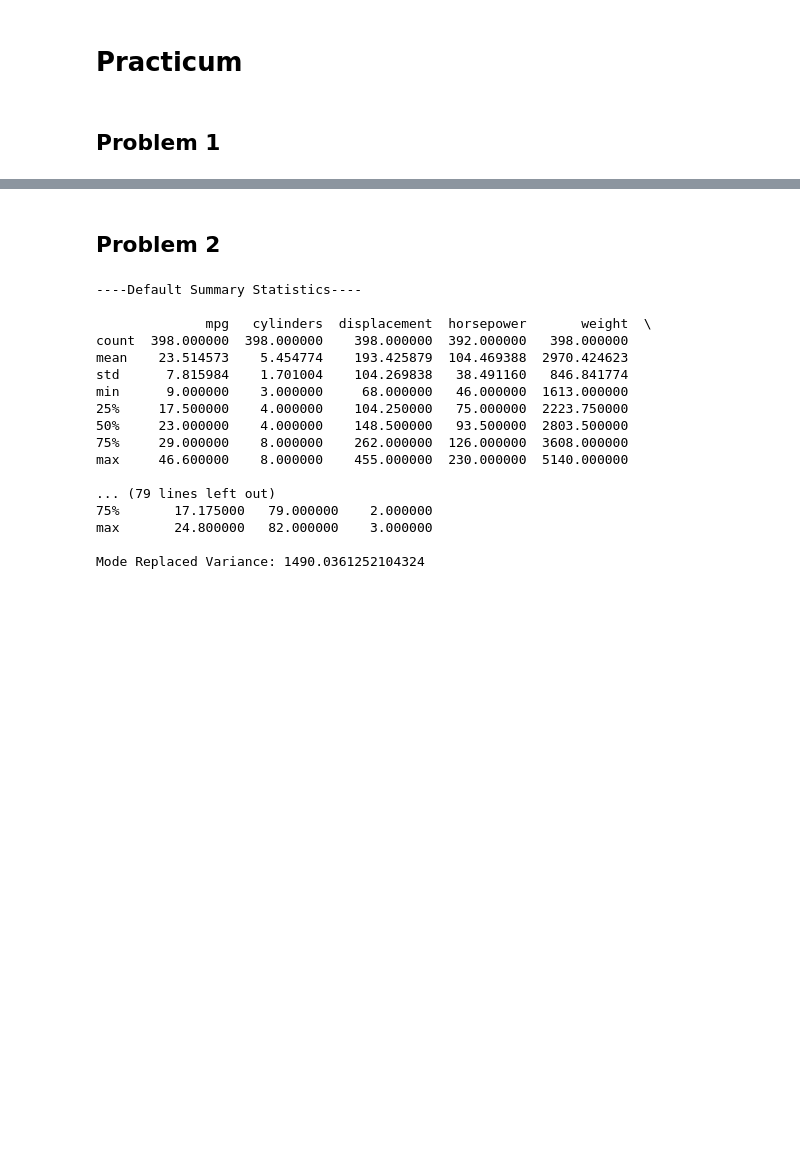
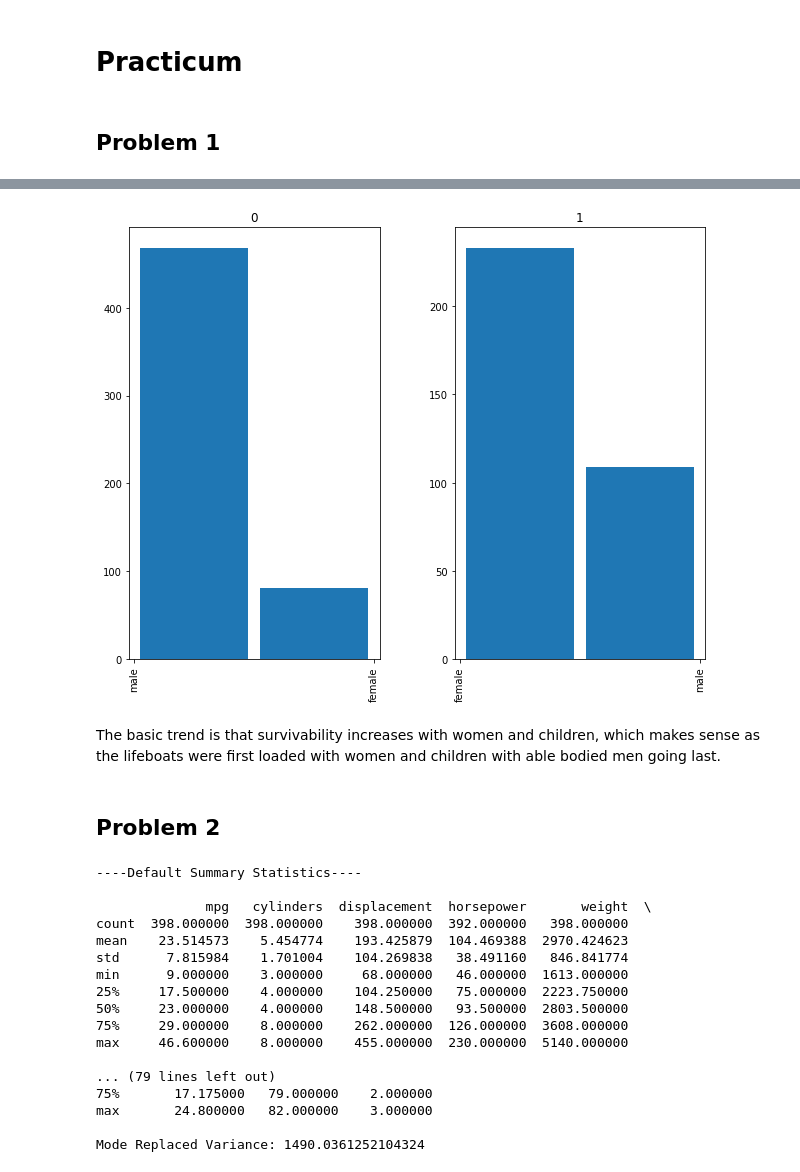
Before and after one commit to dbuts/DataMiningHW1, a Jupyter notebook: Homework_1.ipynb, the cells around one changed output, grey strips where cells are left out. Saved outputs shown, nothing was run; the diff lists cells and outputs as text; code cells hidden in the pictures; blank space fills up the shorter version.

Commit message:
Added explanation of trends for 2.1

```diff
--- a/Homework_1.ipynb
+++ b/Homework_1.ipynb
@@ -98,3 +97,9 @@ age_hist = titanic_df.hist(column='Age',by = "Survived",bins=8,grid=False,figsiz
+# %%
+gender_hist = titanic_df.hist(column='Sex',by = "Survived",bins=2,grid=True,figsize=(10,8),rwidth = .9)
+# %% [output]
+[figure, added]
+# %% [markdown]
+The basic trend is that survivability increases with women and children, which makes sense as the lifeboats were first loaded with women and children with able bodied men going last.
 # %% [markdown]
 ## Problem 2
 # %%
```
Also changed, not shown: parts of 1 cell of this notebook.
